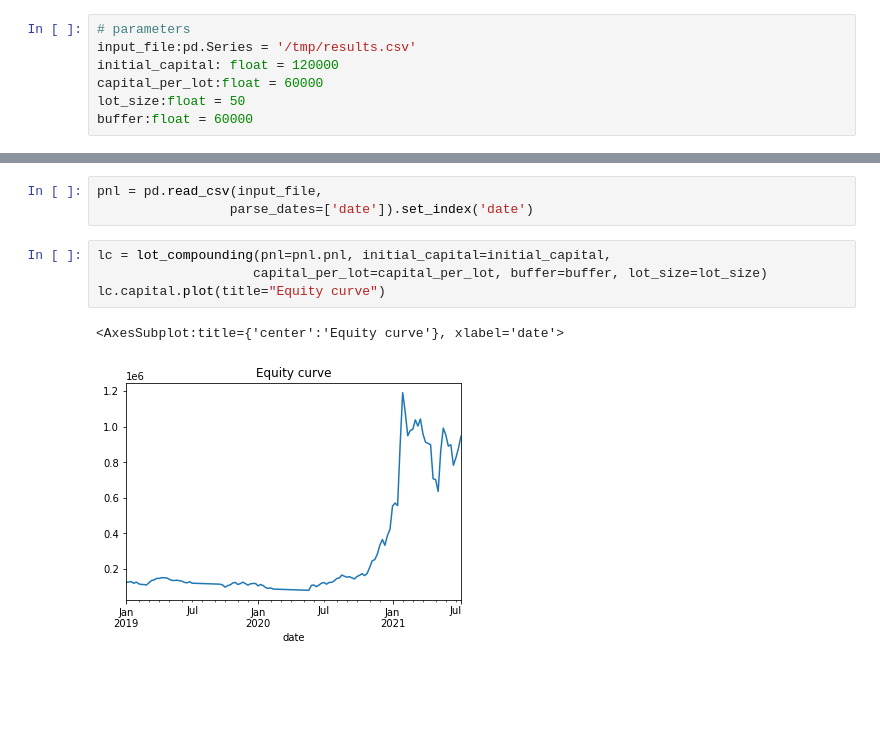
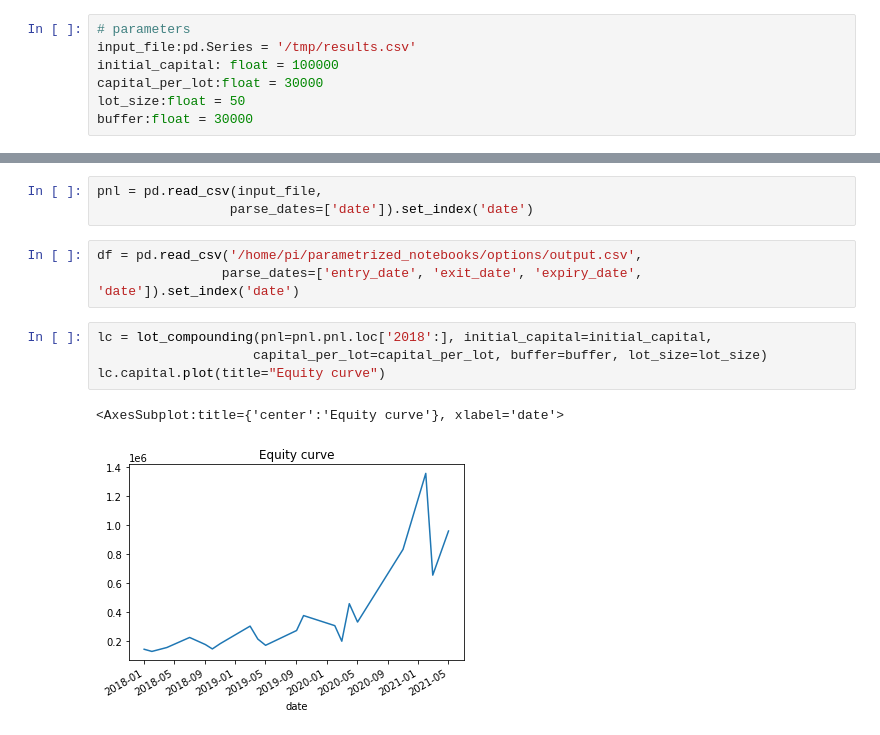
Before and after one commit to uberdeveloper/parametrized_notebooks, a Jupyter notebook: Lot Compounding.ipynb, the cells around one changed output, grey strips where cells are left out. Saved outputs shown, nothing was run; the diff lists cells and outputs as text; blank space fills up the shorter version.

```diff
--- a/Lot Compounding.ipynb
+++ b/Lot Compounding.ipynb
@@ -16,10 +16,10 @@ from typing import Union, List, Tuple
 # %%
 # parameters
 input_file:pd.Series = '/tmp/results.csv'
-initial_capital: float = 120000
-capital_per_lot:float = 60000
+initial_capital: float = 100000
+capital_per_lot:float = 30000
 lot_size:float = 50
-buffer:float = 60000
+buffer:float = 30000
 # %% [markdown]
 ## Simple Method
 
@@ -180,10 +180,13 @@ Change the parameters to see a real portfolio
 # %%
 pnl = pd.read_csv(input_file,
                  parse_dates=['date']).set_index('date')
+# %%
+df = pd.read_csv('/home/pi/parametrized_notebooks/options/output.csv',
+                parse_dates=['entry_date', 'exit_date', 'expiry_date', 'date']).set_index('date')
 # %%
-lc = lot_compounding(pnl=pnl.pnl, initial_capital=initial_capital,
+lc = lot_compounding(pnl=pnl.pnl.loc['2018':], initial_capital=initial_capital,
                     capital_per_lot=capital_per_lot, buffer=buffer, lot_size=lot_size)
 lc.capital.plot(title="Equity curve")
 # %% [output]
 <AxesSubplot:title={'center':'Equity curve'}, xlabel='date'>
-[figure, old version]
+[figure, new version]
```
Also changed, not shown: parts of 3 cells of this notebook, 11 other files.
